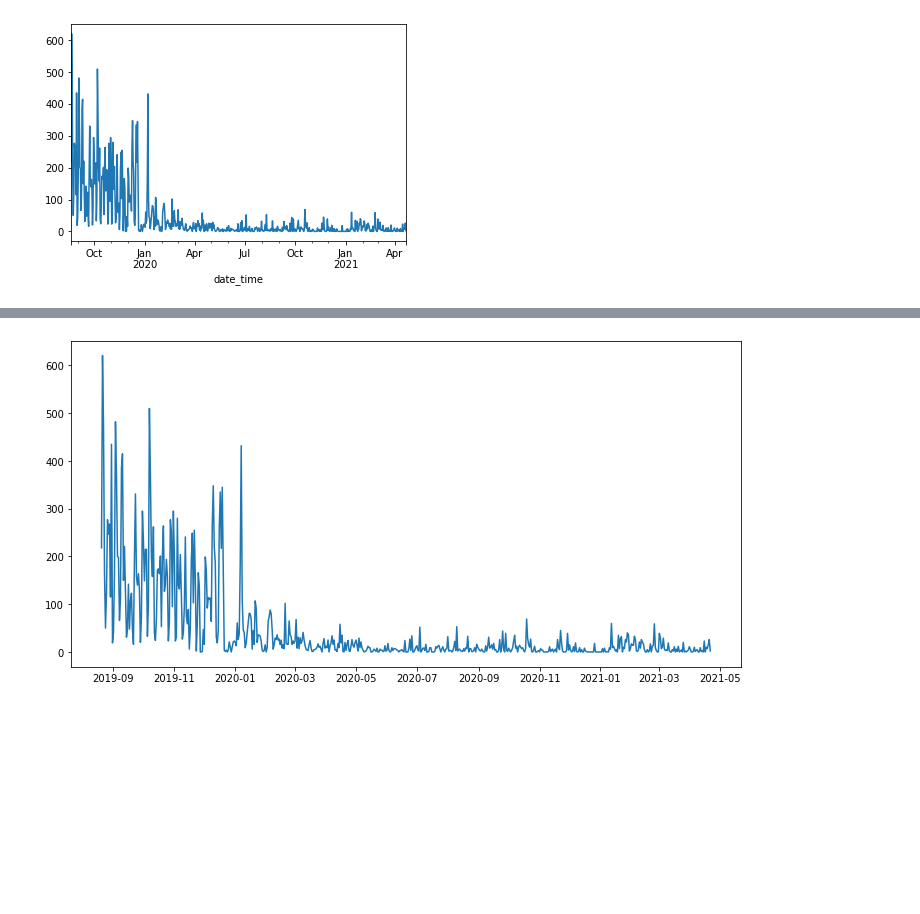
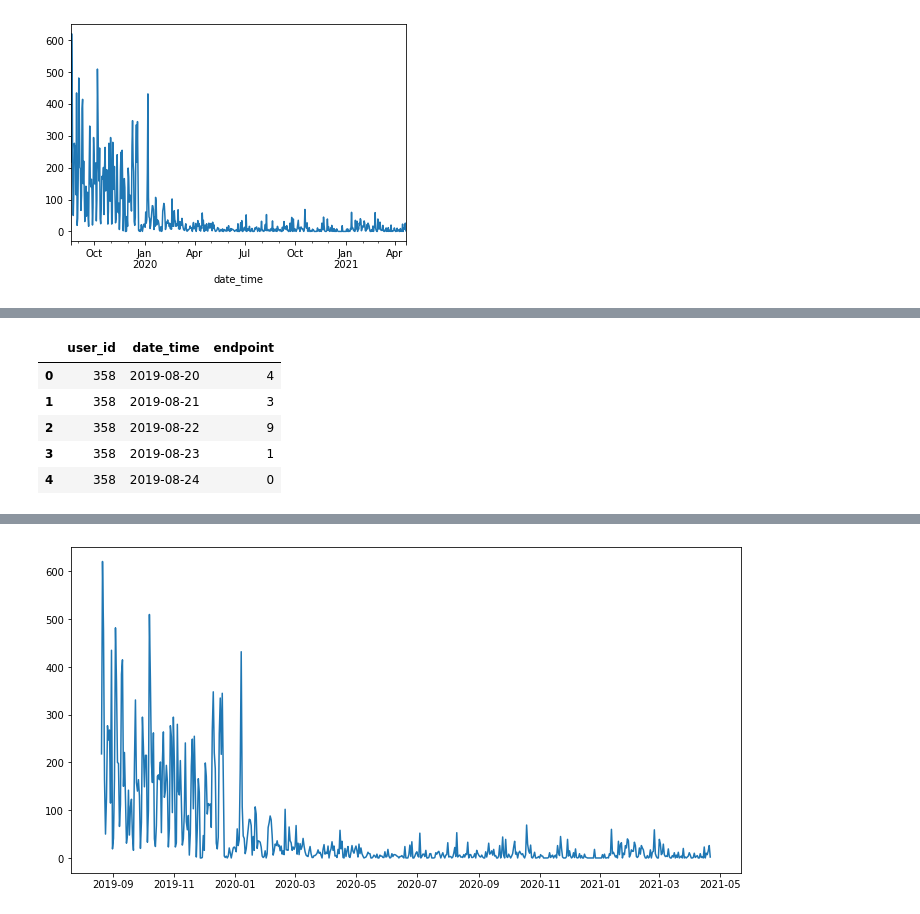
Before and after one commit to Codeup-Board-Advisory/board-slide-research, a Jupyter notebook: working_notebooks/jag-explore.ipynb, the cells around one changed output, grey strips where cells are left out. Saved outputs shown, nothing was run; the diff lists cells and outputs as text; code cells hidden in the pictures; blank space fills up the shorter version.

```diff
--- a/working_notebooks/jag-explore.ipynb
+++ b/working_notebooks/jag-explore.ipynb
@@ -154,0 +254,9 @@ bayes['endpoint'].resample('d').count().plot()
+# %%
+bayes_students.head()
+# %% [output]
+|  | user_id | date_time | endpoint |
+| 0 | 358 | 2019-08-20 | 4 |
+| 1 | 358 | 2019-08-21 | 3 |
+| 2 | 358 | 2019-08-22 | 9 |
+| 3 | 358 | 2019-08-23 | 1 |
+| 4 | 358 | 2019-08-24 | 0 |
```
Also changed, not shown: parts of 19 cells of this notebook.
